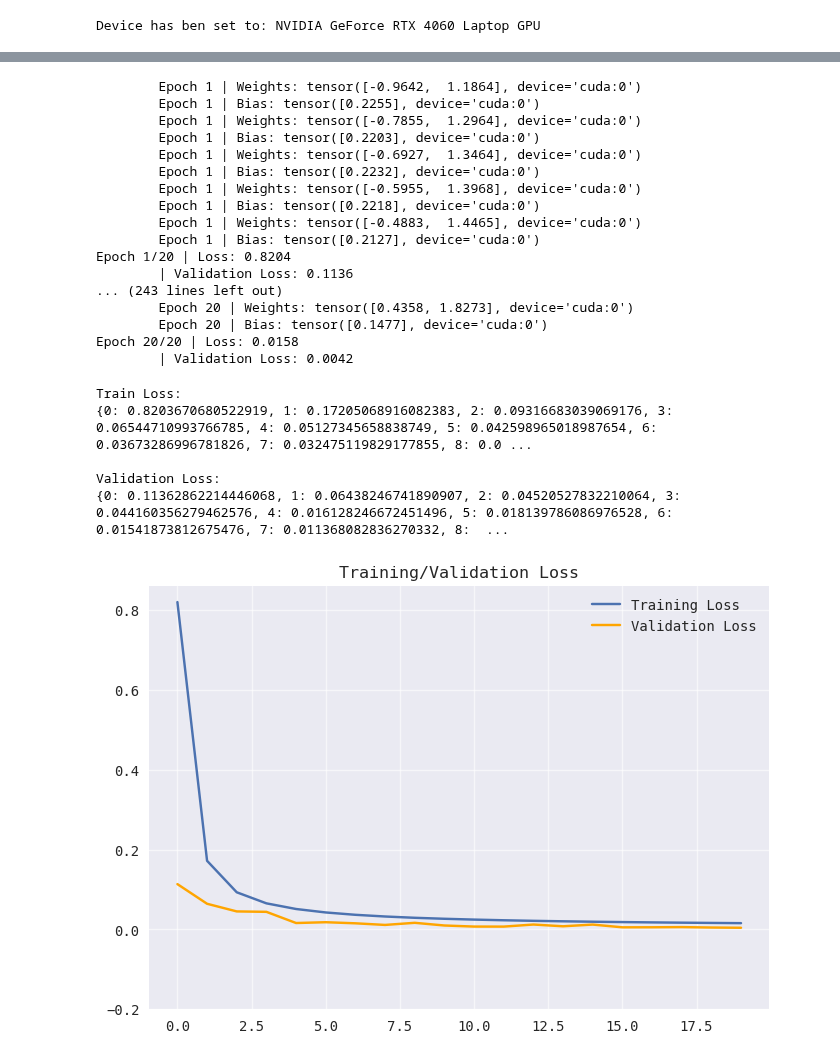
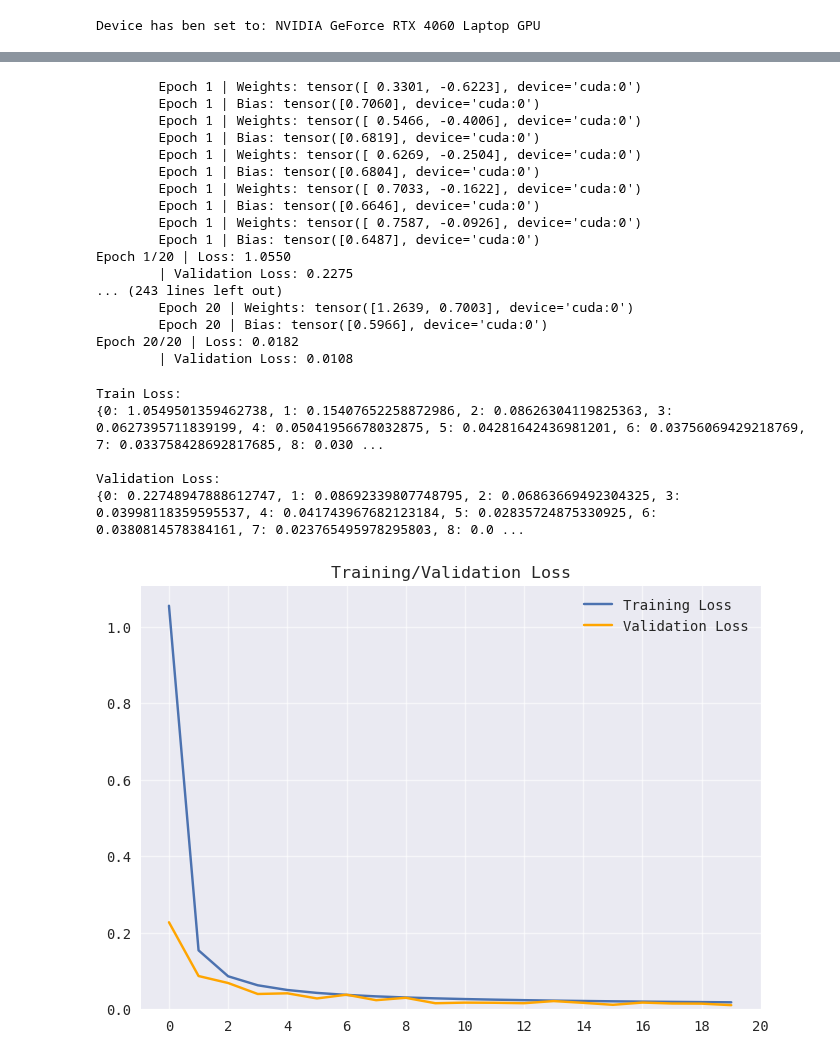
Before and after one commit to abhans/torchbygnd, a Jupyter notebook: test.ipynb, the cells around one changed output, grey strips where cells are left out. Saved outputs shown, nothing was run; the diff lists cells and outputs as text; code cells hidden in the pictures.

```diff
--- a/test.ipynb
+++ b/test.ipynb
@@ -36,7 +36,7 @@ print(f"Device has ben set to: {torch.cuda.get_device_properties(DEVICE).name}")
 # %% [output]
 Device has ben set to: NVIDIA GeForce RTX 4060 Laptop GPU
 # %%
-X, y = clusters(SIZE, std_0 = 1.3, std_1 = 1.6, generator=GENERATOR);
+X, y = clusters(SIZE, std0 = 1.3, std1 = 1.6)
 # %%
 print("Generated X:", X, "\nGenerated y:", y, sep='\n')
 print("\nShape of X: ", X.shape, "\nShape of y: ", y.shape, sep='\n')
@@ -94,8 +94,8 @@ Data.tensors
 # %%
 trainData, valData = random_split(Data, (0.8, 0.2), generator=GENERATOR)
 
-trainLoader = DataLoader(trainData, batch_size=BATCH_SIZE, shuffle=True)
-valLoader = DataLoader(valData, batch_size=BATCH_SIZE, shuffle=True)
+trainLoader = DataLoader(trainData, batch_size=BATCH_SIZE, generator=GENERATOR, shuffle=True)
+valLoader = DataLoader(valData, batch_size=BATCH_SIZE, generator=GENERATOR, shuffle=True)
 # %%
 trainer = Trainer(
     Model,
@@ -108,50 +108,51 @@ trainer = Trainer(
 # %%
 train_loss, val_loss = trainer.train(num_epochs=NUM_EPOCHS)
 # %% [output]
-        Epoch 1 | Weights: tensor([-0.9642,  1.1864], device='cuda:0')
-        Epoch 1 | Bias: tensor([0.2255], device='cuda:0')
-        Epoch 1 | Weights: tensor([-0.7855,  1.2964], device='cuda:0')
-        Epoch 1 | Bias: tensor([0.2203], device='cuda:0')
-        Epoch 1 | Weights: tensor([-0.6927,  1.3464], device='cuda:0')
-        Epoch 1 | Bias: tensor([0.2232], device='cuda:0')
-        Epoch 1 | Weights: tensor([-0.5955,  1.3968], device='cuda:0')
-        Epoch 1 | Bias: tensor([0.2218], device='cuda:0')
-        Epoch 1 | Weights: tensor([-0.4883,  1.4465], device='cuda:0')
-        Epoch 1 | Bias: tensor([0.2127], device='cuda:0')
-Epoch 1/20 | Loss: 0.8204
-        | Validation Loss: 0.1136
+        Epoch 1 | Weights: tensor([ 0.3301, -0.6223], device='cuda:0')
+        Epoch 1 | Bias: tensor([0.7060], device='cuda:0')
+        Epoch 1 | Weights: tensor([ 0.5466, -0.4006], device='cuda:0')
+        Epoch 1 | Bias: tensor([0.6819], device='cuda:0')
+        Epoch 1 | Weights: tensor([ 0.6269, -0.2504], device='cuda:0')
+        Epoch 1 | Bias: tensor([0.6804], device='cuda:0')
+        Epoch 1 | Weights: tensor([ 0.7033, -0.1622], device='cuda:0')
+        Epoch 1 | Bias: tensor([0.6646], device='cuda:0')
+        Epoch 1 | Weights: tensor([ 0.7587, -0.0926], device='cuda:0')
+        Epoch 1 | Bias: tensor([0.6487], device='cuda:0')
+Epoch 1/20 | Loss: 1.0550
+        | Validation Loss: 0.2275
 ... (243 lines left out)
-        Epoch 20 | Weights: tensor([0.4358, 1.8273], device='cuda:0')
-        Epoch 20 | Bias: tensor([0.1477], device='cuda:0')
-Epoch 20/20 | Loss: 0.0158
-        | Validation Loss: 0.0042
+        Epoch 20 | Weights: tensor([1.2639, 0.7003], device='cuda:0')
+        Epoch 20 | Bias: tensor([0.5966], device='cuda:0')
+Epoch 20/20 | Loss: 0.0182
+        | Validation Loss: 0.0108
 # %%
 print("Train Loss:", train_loss, "\nValidation Loss:", val_loss, sep='\n')
 # %% [output]
 Train Loss:
-{0: 0.8203670680522919, 1: 0.17205068916082383, 2: 0.09316683039069176, 3: 0.06544710993766785, 4: 0.05127345658838749, 5: 0.042598965018987654, 6: 0.03673286996781826, 7: 0.032475119829177855, 8: 0.0 ...
+{0: 1.0549501359462738, 1: 0.15407652258872986, 2: 0.08626304119825363, 3: 0.0627395711839199, 4: 0.05041956678032875, 5: 0.04281642436981201, 6: 0.03756069429218769, 7: 0.033758428692817685, 8: 0.030 ...
 
 Validation Loss:
-{0: 0.11362862214446068, 1: 0.06438246741890907, 2: 0.04520527832210064, 3: 0.044160356279462576, 4: 0.016128246672451496, 5: 0.018139786086976528, 6: 0.01541873812675476, 7: 0.011368082836270332, 8:  ...
+{0: 0.22748947888612747, 1: 0.08692339807748795, 2: 0.06863669492304325, 3: 0.03998118359595537, 4: 0.041743967682123184, 5: 0.02835724875330925, 6: 0.0380814578384161, 7: 0.023765495978295803, 8: 0.0 ...
 # %%
 plt.plot(
     train_loss.keys(),
     train_loss.values(),
     label="Training Loss"
 );
 plt.plot(
     val_loss.keys(),
     val_loss.values(),
     color="orange",
     label="Validation Loss"
 );
-plt.ylim(bottom=-.2)
+plt.ylim(bottom=-0);
+plt.xticks(np.linspace(0, 20, 11));
 plt.grid(True, alpha = .6);
 plt.title("Training/Validation Loss");
 plt.legend(loc='best');
 plt.show()
 # %% [output]
-[figure, old version]
+[figure, new version]
 # %%
 print(f"Predicted Model Parameters:", "Weights: {}".format(Model.w), "Bias: {}".format(Model.b), sep="\n")
 # %% [output]
```
Also changed, not shown: parts of 6 cells of this notebook, 2 other files.
